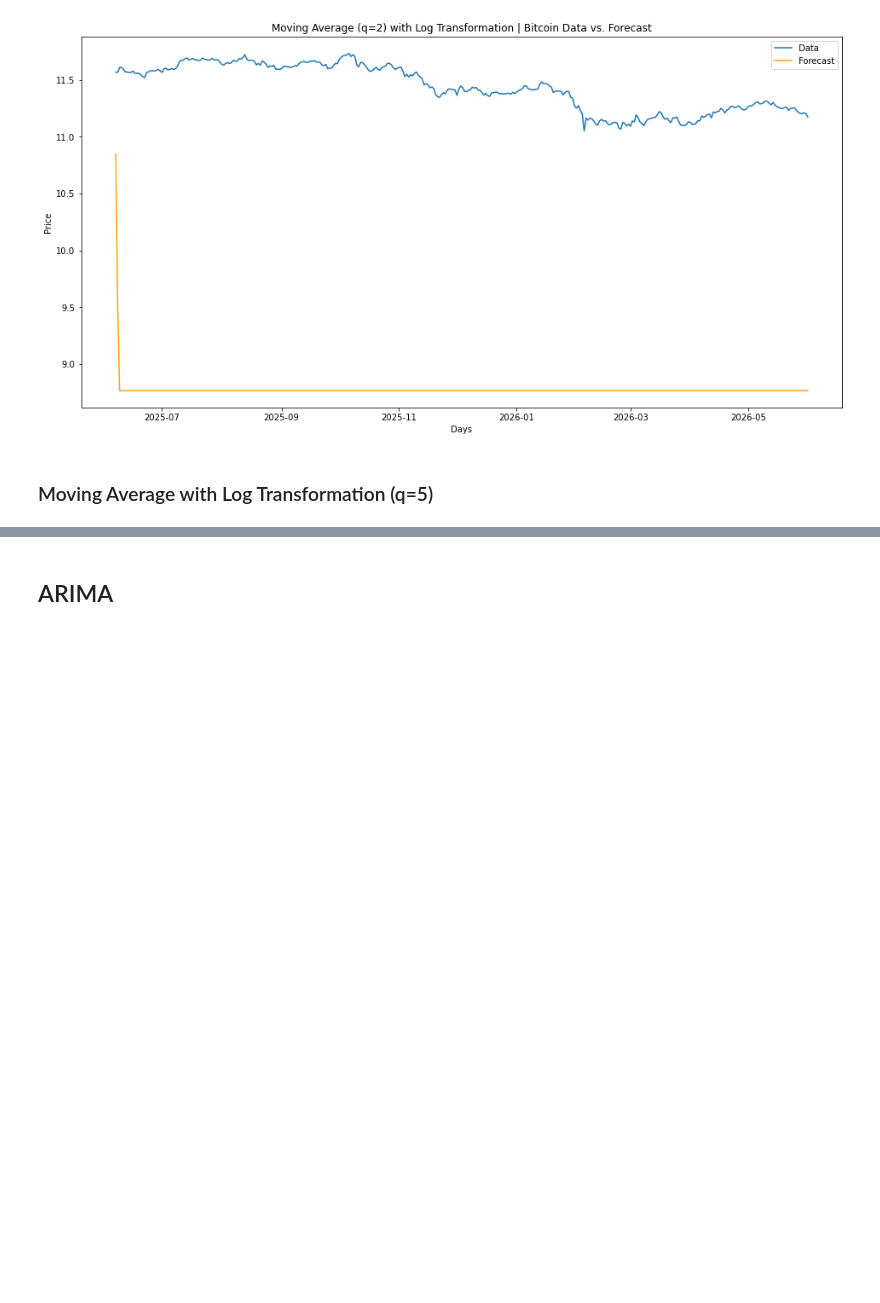
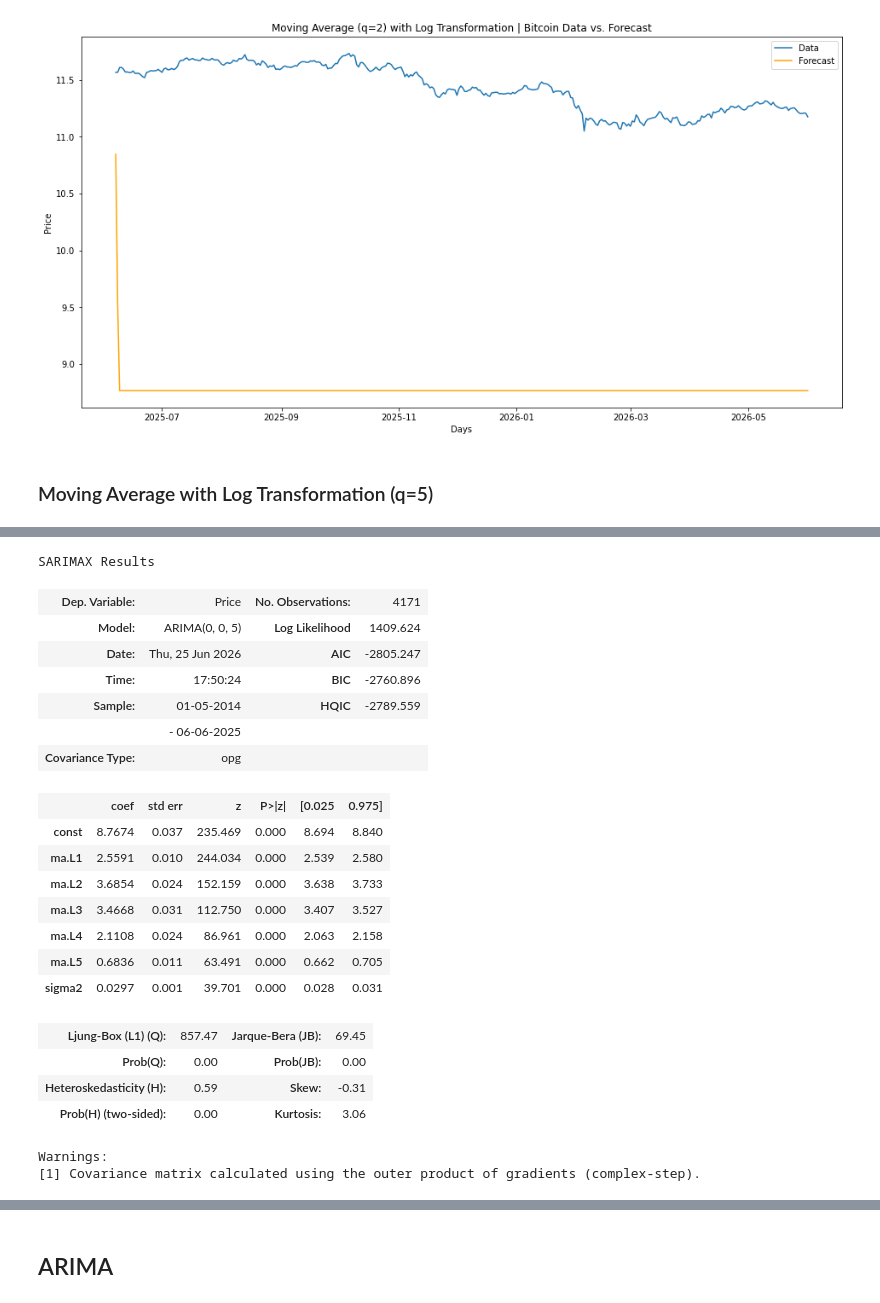
Before and after one commit to keithotuomagie/bitcoin_ts, a Jupyter notebook: notebook.ipynb, the cells around one changed output, grey strips where cells are left out. Drawn from its saved outputs; the diff is of its cells as text; code cells hidden in the pictures; blank space fills up the shorter version.

```diff
--- a/notebook.ipynb
+++ b/notebook.ipynb
@@ -877,0 +893,4 @@ plt.show()
+# %%
+# Applying Log Transformation to the 'Price' column
+
+bitcoin_df_ma_5_log['Price'] = np.log(bitcoin_df_ma_5_log['Price'])
@@ -877,0 +920,27 @@ plt.show()
+# %%
+# Model Summary of the ARIMA Moving Average (q=5) with Log Transformation
+
+arima_ma_5_log_result.summary()
+# %% [output]
+SARIMAX Results
+| Dep. Variable: | Price | No. Observations: | 4171 |
+| Model: | ARIMA(0, 0, 5) | Log Likelihood | 1409.624 |
+| Date: | Thu, 25 Jun 2026 | AIC | -2805.247 |
+| Time: | 17:50:24 | BIC | -2760.896 |
+| Sample: | 01-05-2014 | HQIC | -2789.559 |
+|  | - 06-06-2025 |  |  |
+| Covariance Type: | opg |  |  |
+|  | coef | std err | z | P>|z| | [0.025 | 0.975] |
+| const | 8.7674 | 0.037 | 235.469 | 0.000 | 8.694 | 8.840 |
+| ma.L1 | 2.5591 | 0.010 | 244.034 | 0.000 | 2.539 | 2.580 |
+| ma.L2 | 3.6854 | 0.024 | 152.159 | 0.000 | 3.638 | 3.733 |
+| ma.L3 | 3.4668 | 0.031 | 112.750 | 0.000 | 3.407 | 3.527 |
+| ma.L4 | 2.1108 | 0.024 | 86.961 | 0.000 | 2.063 | 2.158 |
+| ma.L5 | 0.6836 | 0.011 | 63.491 | 0.000 | 0.662 | 0.705 |
+| sigma2 | 0.0297 | 0.001 | 39.701 | 0.000 | 0.028 | 0.031 |
+| Ljung-Box (L1) (Q): | 857.47 | Jarque-Bera (JB): | 69.45 |
+| Prob(Q): | 0.00 | Prob(JB): | 0.00 |
+| Heteroskedasticity (H): | 0.59 | Skew: | -0.31 |
+| Prob(H) (two-sided): | 0.00 | Kurtosis: | 3.06 |
+Warnings:
+[1] Covariance matrix calculated using the outer product of gradients (complex-step).
```
Also changed, not shown: parts of 12 cells of this notebook.
